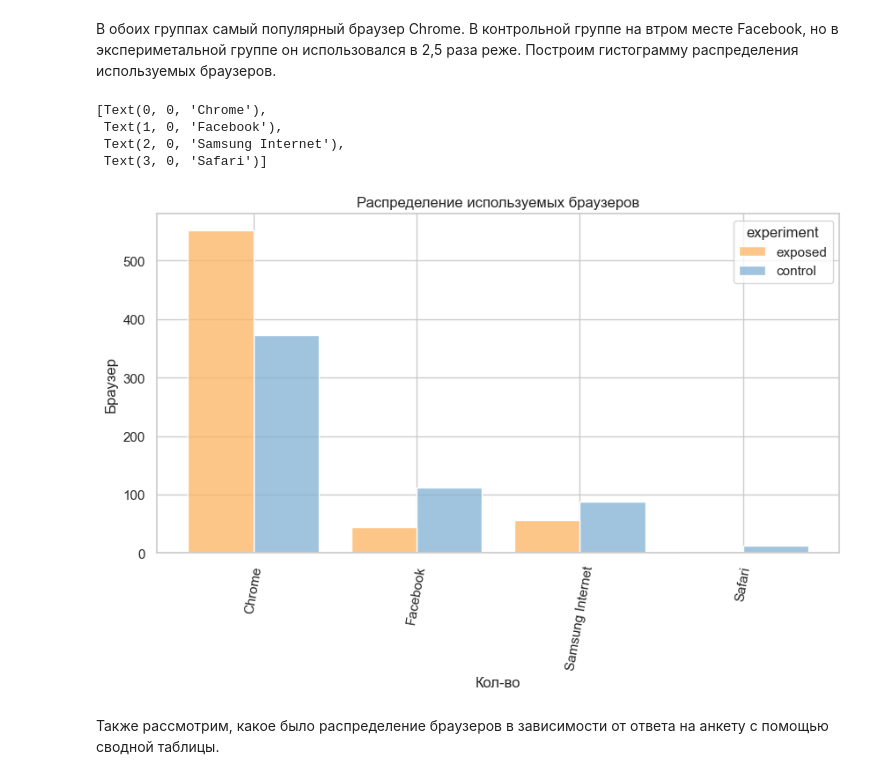
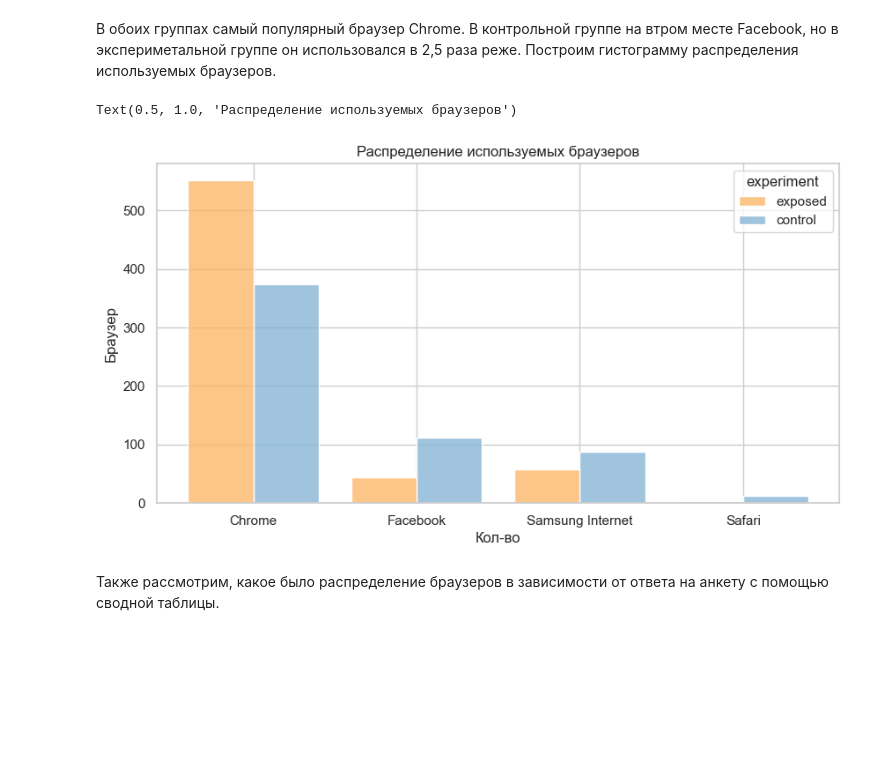
Before and after one commit to AnnaDyadkina/graduate_work, a Jupyter notebook: Ad AB Testing.ipynb, the cells around one changed output. Cells and saved outputs as stored; diff of their text form; code cells hidden in the pictures; blank space fills up the shorter version.

```diff
--- a/Ad AB Testing.ipynb
+++ b/Ad AB Testing.ipynb
@@ -89,0 +102,3 @@ dtype: int64
+# %%
+sns.set_theme(style="whitegrid", palette='Set3')
+plt.pie(groups.values, autopct='%.1f%%', labels=groups.index);
@@ -707,17 +724,13 @@ browser
 # %%
 plt.figure(figsize=(10,5))
 
 ax = sns.histplot(data=data_response, x="general_browser", hue="experiment", shrink=.8, multiple="dodge", palette=['#fdb462','#80b1d3'])
 ax.set_xlabel('Кол-во')
 ax.set_ylabel('Браузер')
 ax.set_title('Распределение используемых браузеров')
-ax.set_xticklabels(ax.get_xticklabels(), rotation = 80)
 # %% [output]
-[Text(0, 0, 'Chrome'),
- Text(1, 0, 'Facebook'),
- Text(2, 0, 'Samsung Internet'),
- Text(3, 0, 'Safari')]
+Text(0.5, 1.0, 'Распределение используемых браузеров')
-[figure, old version]
+[figure, new version]
 # %% [markdown]
 Также рассмотрим, какое было распределение браузеров в зависимости от ответа на анкету с помощью сводной таблицы.
 # %%
```
Also changed, not shown: parts of 10 cells of this notebook, 2 other files.
